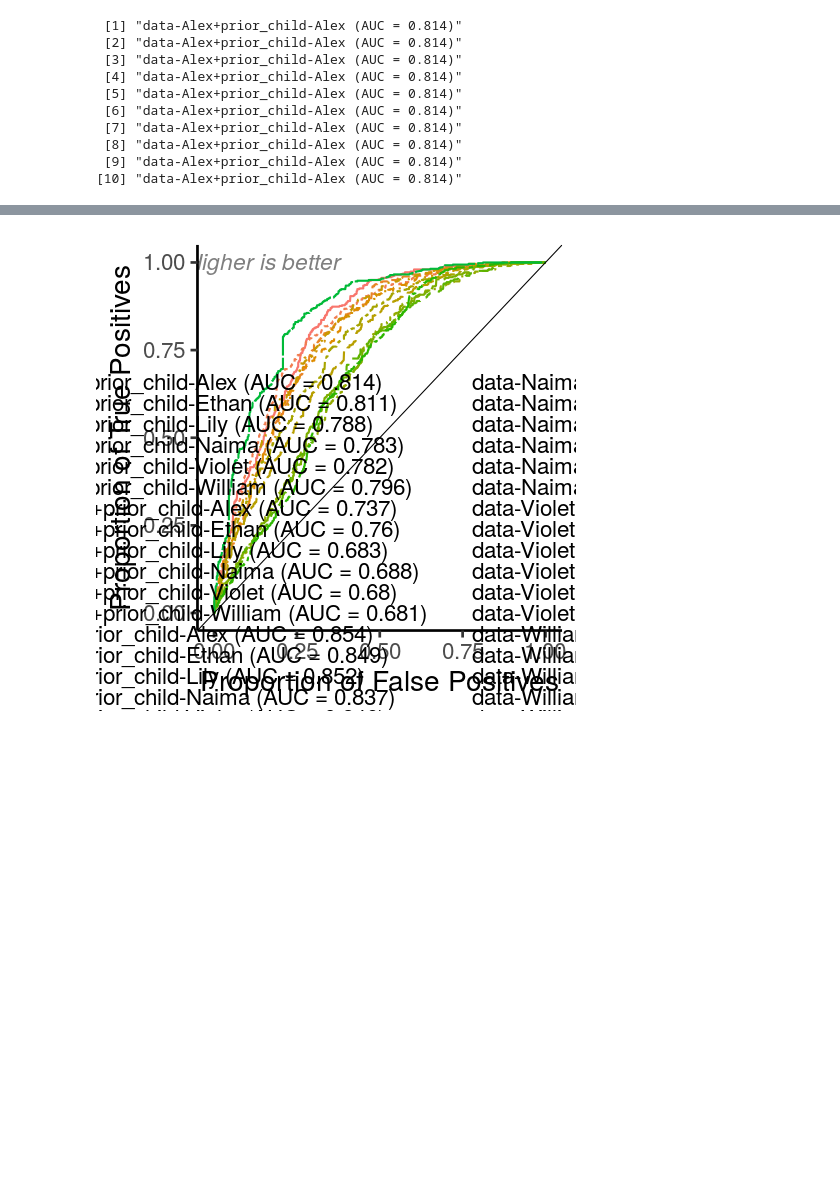
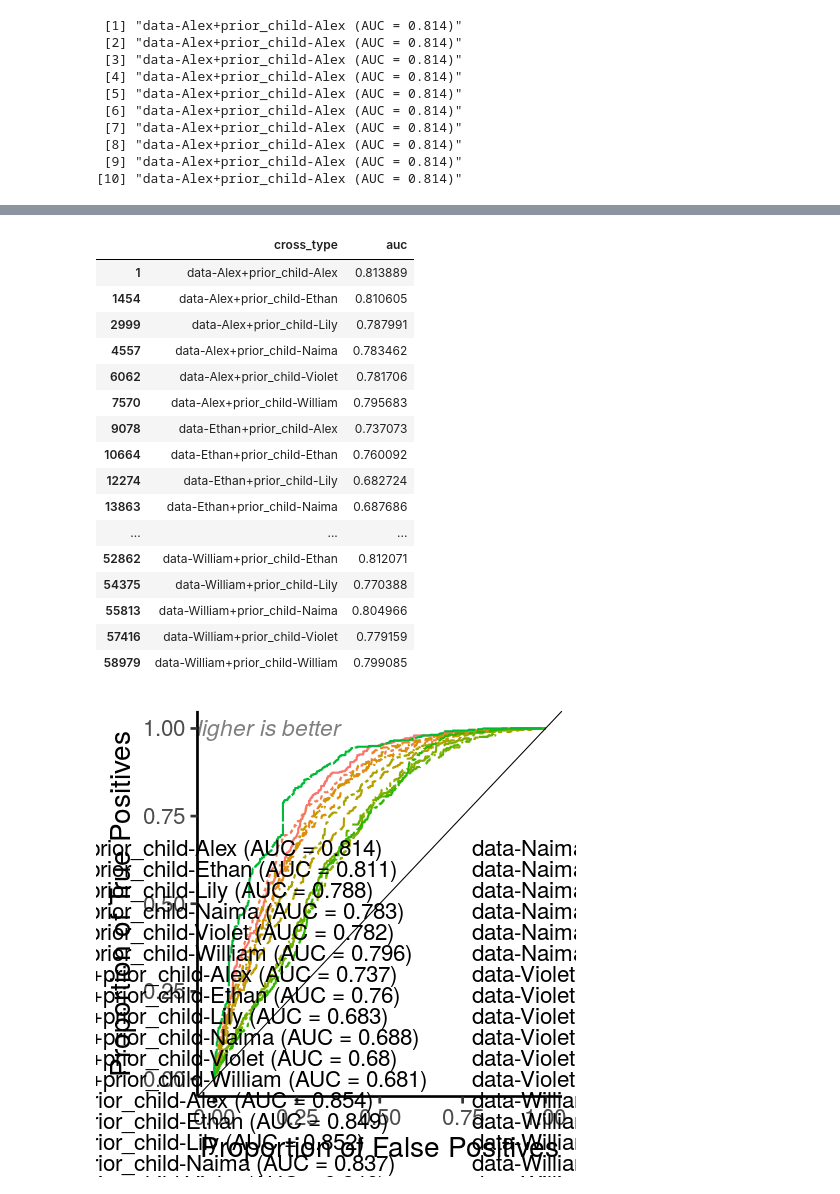
Before and after one commit to smeylan/child-directed-listening, a Jupyter notebook: Child evaluations.ipynb, the cells around one changed output, grey strips where cells are left out. Drawn from its saved outputs; the diff is of its cells as text; code cells hidden in the pictures; blank space fills up the shorter version.

```diff
--- a/Child evaluations.ipynb
+++ b/Child evaluations.ipynb
@@ -116,5 +55,7 @@ importlib.reload(analysis)
 
 cross_scores = analysis.load_all_scores()
 cross_scores['token'] = cross_scores['token'].astype(str)
-cross_scores_short = cross_scores[['posterior_surprisal','posterior_entropy','prior_surprisal',
-    'kl_flat_to_prior', 'kl_flat_to_posterior', 'cross_type','set','token','bert_token_id', 'edit_distance']]
+cross_scores_short = cross_scores[['cross_type', 'data_child', 'prior_child', 'posterior_surprisal','posterior_entropy','prior_surprisal',
+    'kl_flat_to_prior', 'kl_flat_to_posterior','set','token','bert_token_id', 'edit_distance']]
+
+%R -i cross_scores_short
@@ -218,5 +169,25 @@ unique_cross_auc = cross_scores_short[['cross_type', 'auc']].drop_duplicates()
 # %%
 # How to plot this as a heatmap?
+# %%
+unique_cross_auc
+# %% [output]
+|  | cross_type | auc |
+| 1 | data-Alex+prior_child-Alex | 0.813889 |
+| 1454 | data-Alex+prior_child-Ethan | 0.810605 |
+| 2999 | data-Alex+prior_child-Lily | 0.787991 |
+| 4557 | data-Alex+prior_child-Naima | 0.783462 |
+| 6062 | data-Alex+prior_child-Violet | 0.781706 |
+| 7570 | data-Alex+prior_child-William | 0.795683 |
+| 9078 | data-Ethan+prior_child-Alex | 0.737073 |
+| 10664 | data-Ethan+prior_child-Ethan | 0.760092 |
+| 12274 | data-Ethan+prior_child-Lily | 0.682724 |
+| 13863 | data-Ethan+prior_child-Naima | 0.687686 |
+| ... | ... | ... |
+| 52862 | data-William+prior_child-Ethan | 0.812071 |
+| 54375 | data-William+prior_child-Lily | 0.770388 |
+| 55813 | data-William+prior_child-Naima | 0.804966 |
+| 57416 | data-William+prior_child-Violet | 0.779159 |
+| 58979 | data-William+prior_child-William | 0.799085 |
 # %%
 
 
```
Also changed, not shown: parts of 8 cells of this notebook, 8 other files.
